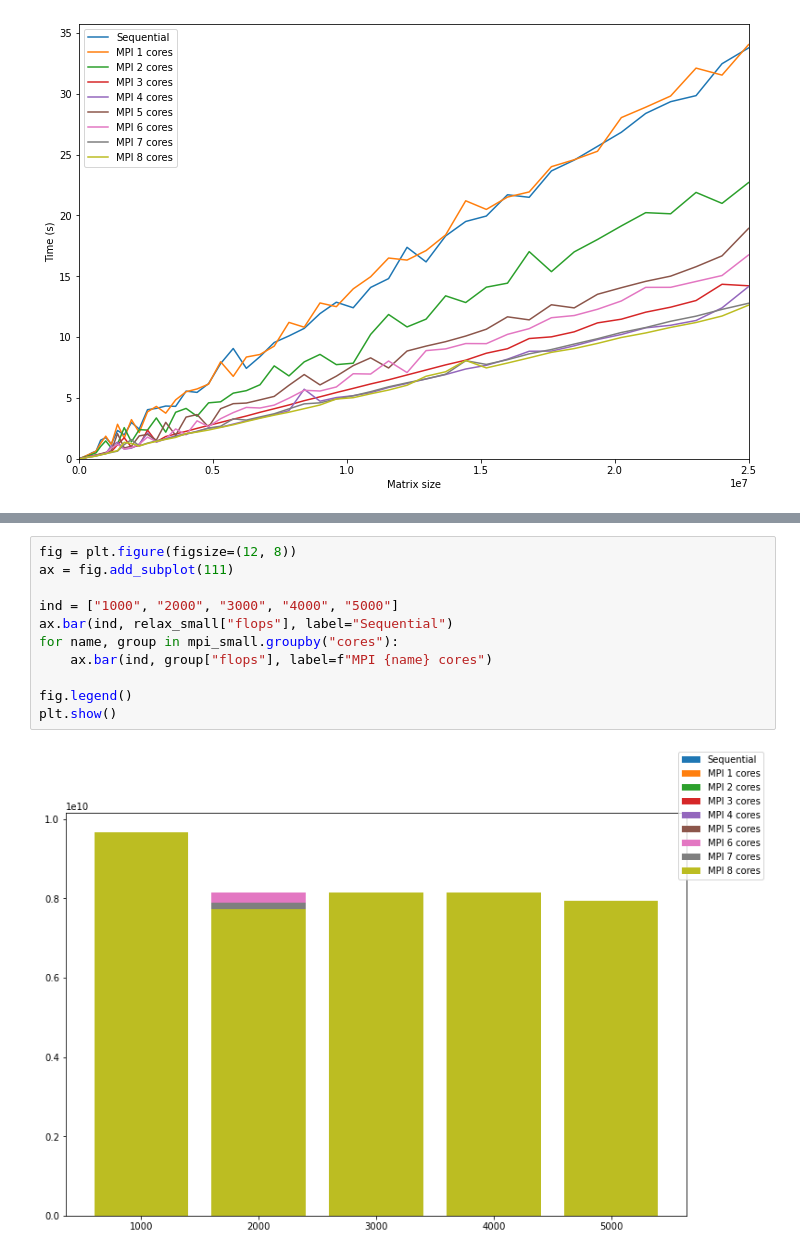
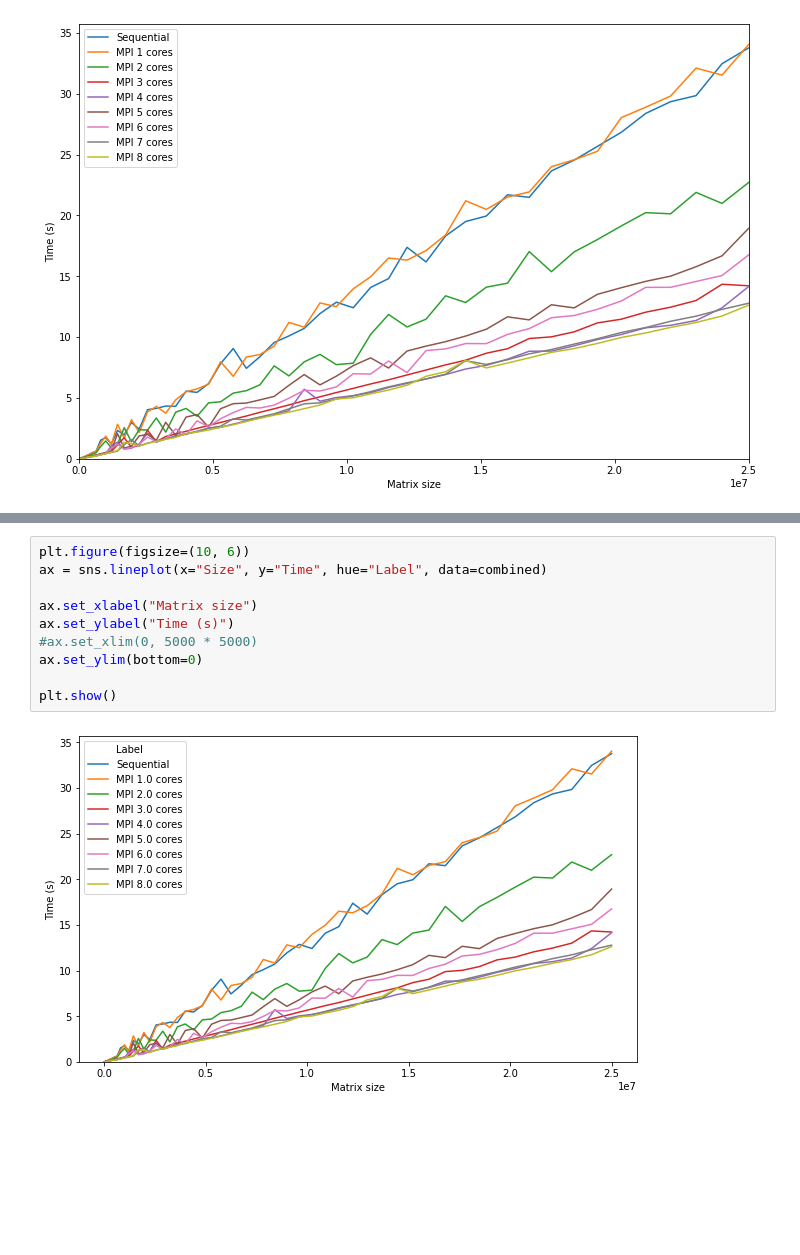
Before and after one commit to JordyAaldering/Parallel-Computing, a Jupyter notebook: Project03/Evaluation/evaluation.ipynb, the cells around one changed output, grey strips where cells are left out. Drawn from its saved outputs; the diff is of its cells as text; blank space fills up the shorter version.

```diff
--- a/Project03/Evaluation/evaluation.ipynb
+++ b/Project03/Evaluation/evaluation.ipynb
@@ -90,15 +66,14 @@ plt.show()
-# %%
-fig = plt.figure(figsize=(12, 8))
-ax = fig.add_subplot(111)
-
-ind = ["1000", "2000", "3000", "4000", "5000"]
-ax.bar(ind, relax_small["flops"], label="Sequential")
-for name, group in mpi_small.groupby("cores"):
-    ax.bar(ind, group["flops"], label=f"MPI {name} cores")
-
-fig.legend()
-plt.show()
-# %% [output]
-[figure, removed]
+# %%
+plt.figure(figsize=(10, 6))
+ax = sns.lineplot(x="Size", y="Time", hue="Label", data=combined)
+
+ax.set_xlabel("Matrix size")
+ax.set_ylabel("Time (s)")
+#ax.set_xlim(0, 5000 * 5000)
+ax.set_ylim(bottom=0)
+
+plt.show()
+# %% [output]
+[figure, added]
 # %%
 plt.figure(figsize=(10, 6))
```
Also changed, not shown: parts of 5 cells of this notebook, 2 other files.
